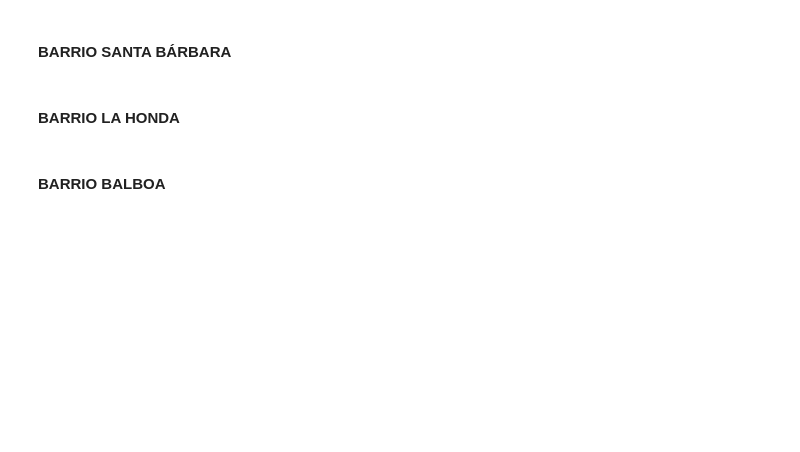
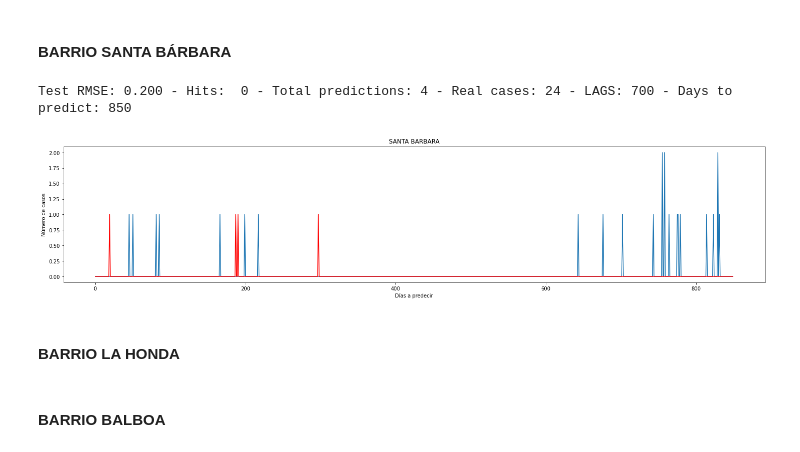
Before and after one commit to JuanImbachi/PDG, a Jupyter notebook: Analysis/data_analytics/Modelamiento datos.ipynb, the cells around one changed output. Drawn from its saved outputs; the diff is of its cells as text; code cells hidden in the pictures; blank space fills up the shorter version.

```diff
--- a/Analysis/data_analytics/Modelamiento datos.ipynb
+++ b/Analysis/data_analytics/Modelamiento datos.ipynb
@@ -246,2 +297,7 @@ AR(df_santabarbara, "SANTA BARBARA", 850, 750, True, True)
+# %%
+get_predictions('Buga', 'SANTA BARBARA', 850, 700)
+# %% [output]
+Test RMSE: 0.200 - Hits:  0 - Total predictions: 4 - Real cases: 24 - LAGS: 700 - Days to predict: 850
+[figure, added]
 # %% [markdown]
 #### BARRIO LA HONDA
```
Also changed, not shown: parts of 23 cells of this notebook, 5 other files.
